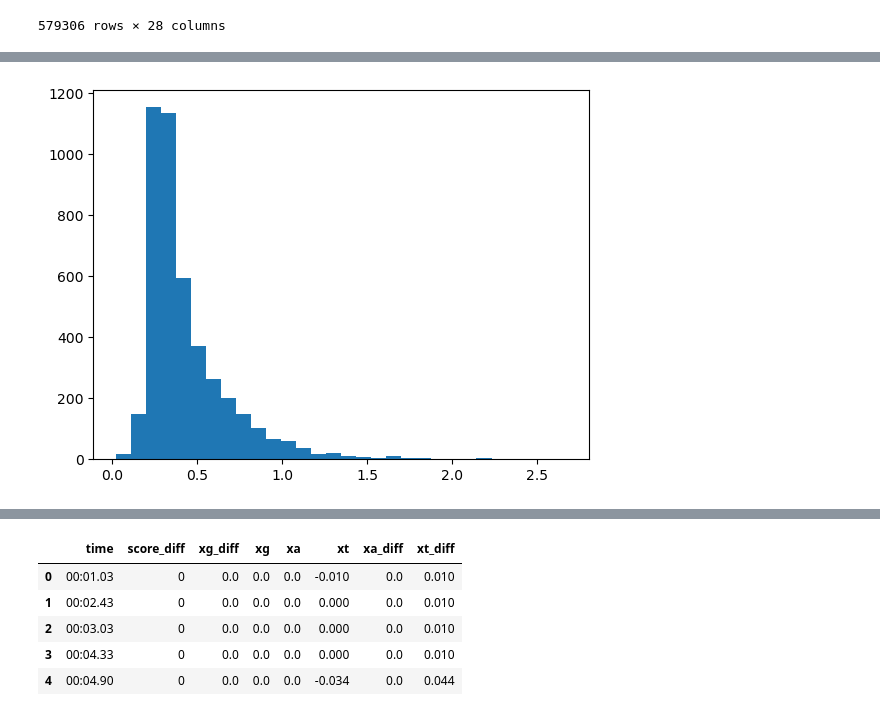
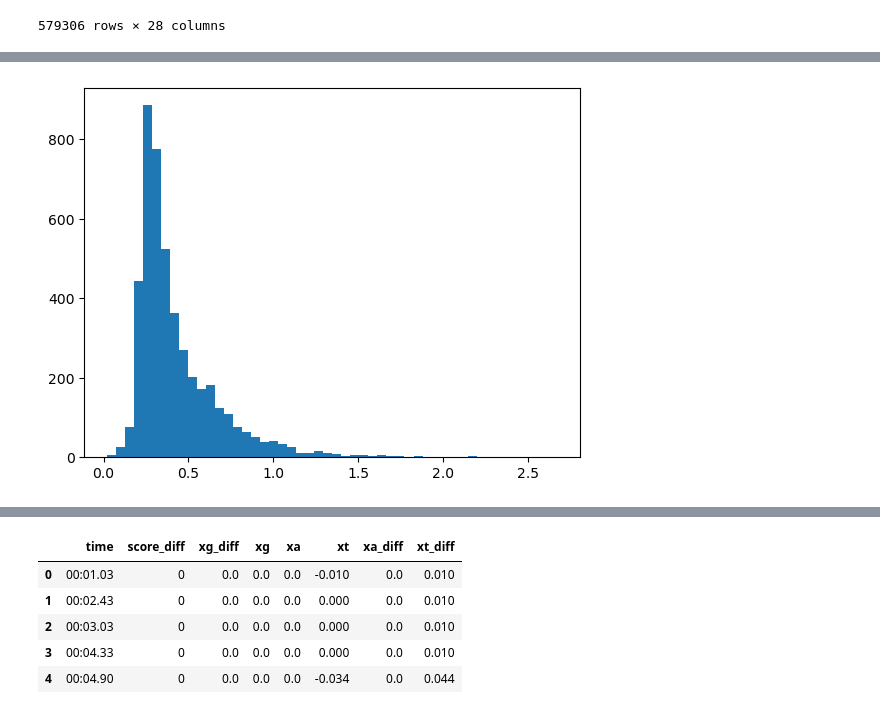
Before and after one commit to bories97/Python, a Jupyter notebook: 공모전 데이터/K-league data 분석.ipynb, the cells around one changed output, grey strips where cells are left out. Cells and saved outputs as stored; diff of their text form; code cells hidden in the pictures.

```diff
--- a/공모전 데이터/K-league data 분석.ipynb
+++ b/공모전 데이터/K-league data 분석.ipynb
@@ -203,23 +204,19 @@ soccer_df
 ## xg값 만들기
 #  xg값에 필요한 변수 생성 작업
 # %%
-shots = soccer_df[soccer_df['type_name'] == 'Shot'].copy()
+shots = soccer_df[soccer_df['type_name'].isin(['shot', 'shot_freekick', 'penalty kick'])].copy()
 # %%
 # 데이터를 보면 홈 어웨이에 따라 공격시 x값이 달라지는데 이것을 통일
 pitch_x = 105
 pitch_y = 68         # 경기장 마다 축구장 크기가 상이하기때문에 FIFA가 정한 규격 사용
 
-shots['adj_x'] = np.where(
-    shots['team_id'] == shots['home_team_id'],
-    shots['start_x'],
-    pitch_x - shots['start_x']
-)
+shots['adj_x'] = np.where(shots['team_id'] == shots['home_team_id'],
+                          shots['start_x'],
+                          pitch_x - shots['start_x'])
 
-shots['adj_y'] = np.where(
-    shots['team_id'] == shots['home_team_id'],
-    shots['start_y'],
-    pitch_y - shots['start_y']
-)
+shots['adj_y'] = np.where(shots['team_id'] == shots['home_team_id'],
+                          shots['start_y'],
+                          pitch_y - shots['start_y'])
 # %%
 #x값이  되어있는지 확인하기
 import matplotlib.pyplot as plt
@@ -248,13 +245,11 @@ plt.show()
 #전반에 비해 후반이 골대를 기준으로 근처에서 많이 발생한다.
 # %%
 # 좌표와 골대간 거리 계산 = 슈팅 거리 계산
+
 goal_x = 105
 goal_y = 34
 
-shots['shot_meter'] = np.sqrt(
-    (goal_x - shots['adj_x'])**2 +
-    (goal_y - shots['adj_y'])**2
-)
+shots['shot_meter'] = np.sqrt((goal_x - shots['adj_x'])**2 + (goal_y - shots['adj_y'])**2)
 # %%
 shots['shot_meter'].describe()
 # %% [output]
@@ -282,15 +279,13 @@ goal_y_half = 3.66
 left_post = goal_y - goal_y_half
 right_post = goal_y + goal_y_half
 # %%
-shots['shot_angle'] = np.abs(
-        np.arctan2(right_post - shots['adj_y'], goal_x - shots['adj_x']) -
-        np.arctan2(left_post - shots['adj_y'], goal_x - shots['adj_x'])
-)
+shots['shot_angle'] = np.abs(np.arctan2(right_post - shots['adj_y'], goal_x - shots['adj_x']) -
+                             np.arctan2(left_post - shots['adj_y'], goal_x - shots['adj_x']))
 # %%
-plt.hist(shots['shot_angle'], bins=30)
+plt.hist(shots['shot_angle'], bins=50)
 plt.show()
 # %% [output]
-[figure, old version]
+[figure, new version]
 # %%
 shots
 # %% [output]
```
Also changed, not shown: parts of 56 cells of this notebook.
